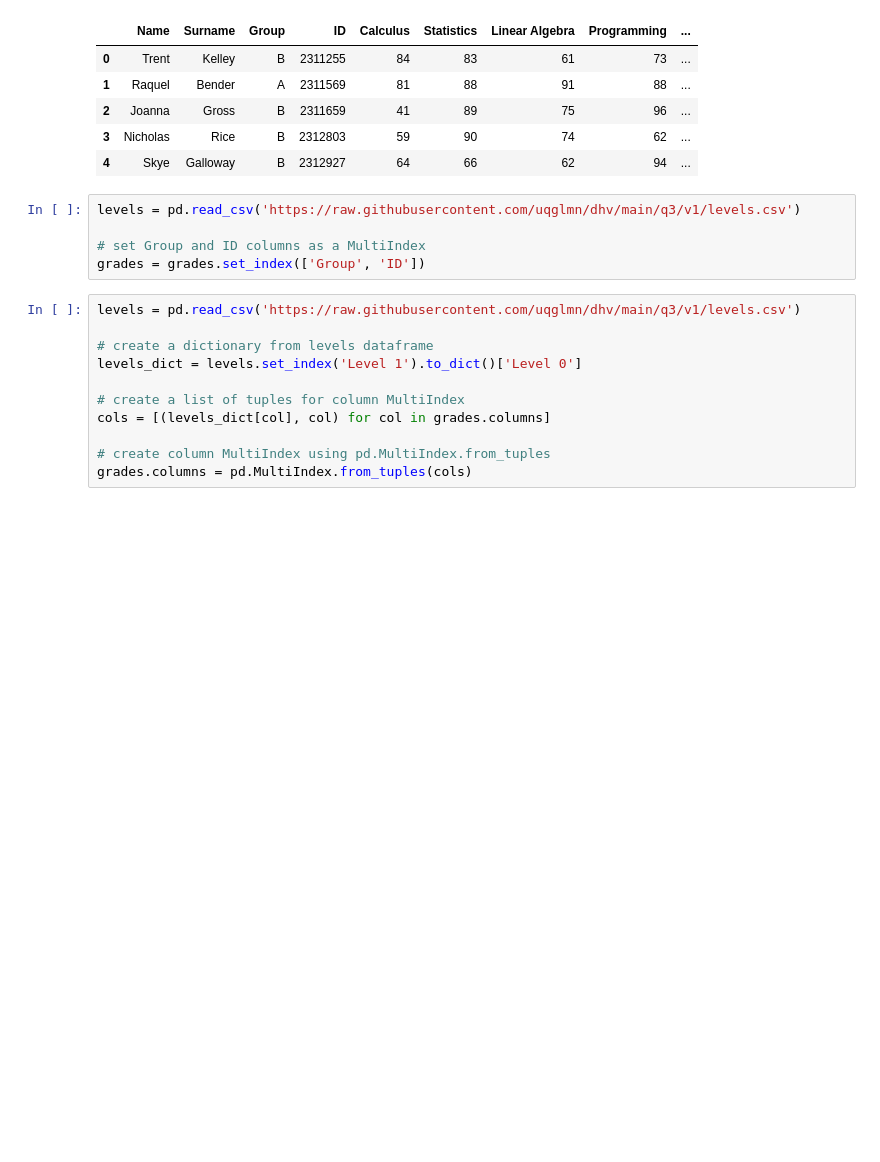
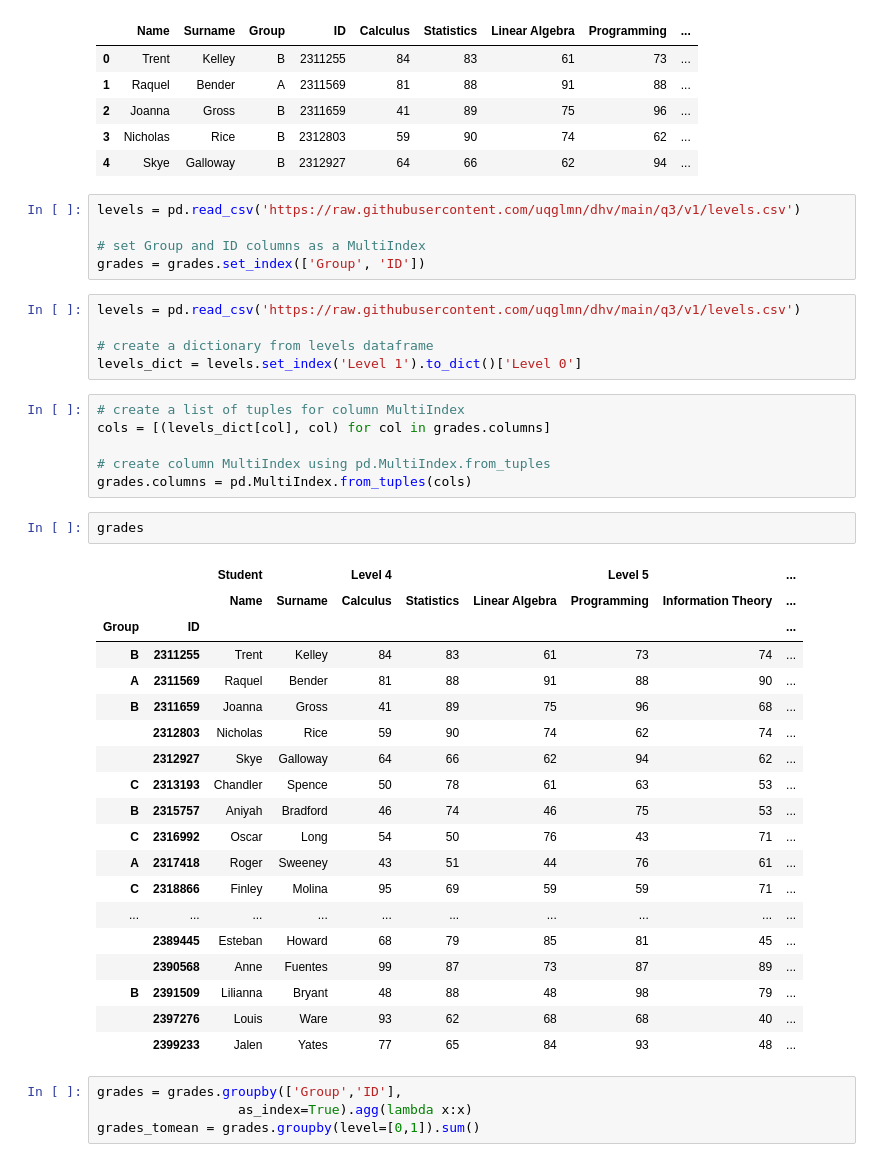
Before and after one commit to cukang98/QTStudio, a Jupyter notebook: Untitled1.ipynb, the cells around one changed output. Drawn from its saved outputs; the diff is of its cells as text; blank space fills up the shorter version.

```diff
--- a/Untitled1.ipynb
+++ b/Untitled1.ipynb
@@ -61,17 +61,43 @@ levels = pd.read_csv('https://raw.githubusercontent.com/uqglmn/dhv/main/q3/v1/le
 
 # set Group and ID columns as a MultiIndex
 grades = grades.set_index(['Group', 'ID'])
+# %%
+levels = pd.read_csv('https://raw.githubusercontent.com/uqglmn/dhv/main/q3/v1/levels.csv')
+
+# create a dictionary from levels dataframe
+levels_dict = levels.set_index('Level 1').to_dict()['Level 0']
 # %%
-levels = pd.read_csv('https://raw.githubusercontent.com/uqglmn/dhv/main/q3/v1/levels.csv')
-
-# create a dictionary from levels dataframe
-levels_dict = levels.set_index('Level 1').to_dict()['Level 0']
-
 # create a list of tuples for column MultiIndex
 cols = [(levels_dict[col], col) for col in grades.columns]
 
 # create column MultiIndex using pd.MultiIndex.from_tuples
 grades.columns = pd.MultiIndex.from_tuples(cols)
+# %%
+grades
+# %% [output]
+|  |  | Student |  | Level 4 |  |  | Level 5 |  | ... |
+|  |  | Name | Surname | Calculus | Statistics | Linear Algebra | Programming | Information Theory | ... |
+| Group | ID |  |  |  |  |  |  |  | ... |
+| B | 2311255 | Trent | Kelley | 84 | 83 | 61 | 73 | 74 | ... |
+| A | 2311569 | Raquel | Bender | 81 | 88 | 91 | 88 | 90 | ... |
+| B | 2311659 | Joanna | Gross | 41 | 89 | 75 | 96 | 68 | ... |
+|  | 2312803 | Nicholas | Rice | 59 | 90 | 74 | 62 | 74 | ... |
+|  | 2312927 | Skye | Galloway | 64 | 66 | 62 | 94 | 62 | ... |
+| C | 2313193 | Chandler | Spence | 50 | 78 | 61 | 63 | 53 | ... |
+| B | 2315757 | Aniyah | Bradford | 46 | 74 | 46 | 75 | 53 | ... |
+| C | 2316992 | Oscar | Long | 54 | 50 | 76 | 43 | 71 | ... |
+| A | 2317418 | Roger | Sweeney | 43 | 51 | 44 | 76 | 61 | ... |
+| C | 2318866 | Finley | Molina | 95 | 69 | 59 | 59 | 71 | ... |
+| ... | ... | ... | ... | ... | ... | ... | ... | ... | ... |
+|  | 2389445 | Esteban | Howard | 68 | 79 | 85 | 81 | 45 | ... |
+|  | 2390568 | Anne | Fuentes | 99 | 87 | 73 | 87 | 89 | ... |
+| B | 2391509 | Lilianna | Bryant | 48 | 88 | 48 | 98 | 79 | ... |
+|  | 2397276 | Louis | Ware | 93 | 62 | 68 | 68 | 40 | ... |
+|  | 2399233 | Jalen | Yates | 77 | 65 | 84 | 93 | 48 | ... |
+# %%
+grades = grades.groupby(['Group','ID'],
+                  as_index=True).agg(lambda x:x)
+grades_tomean = grades.groupby(level=[0,1]).sum()
 # %%
 grades.head()
 # %% [output]
```
Also changed, not shown: parts of 16 cells of this notebook.
